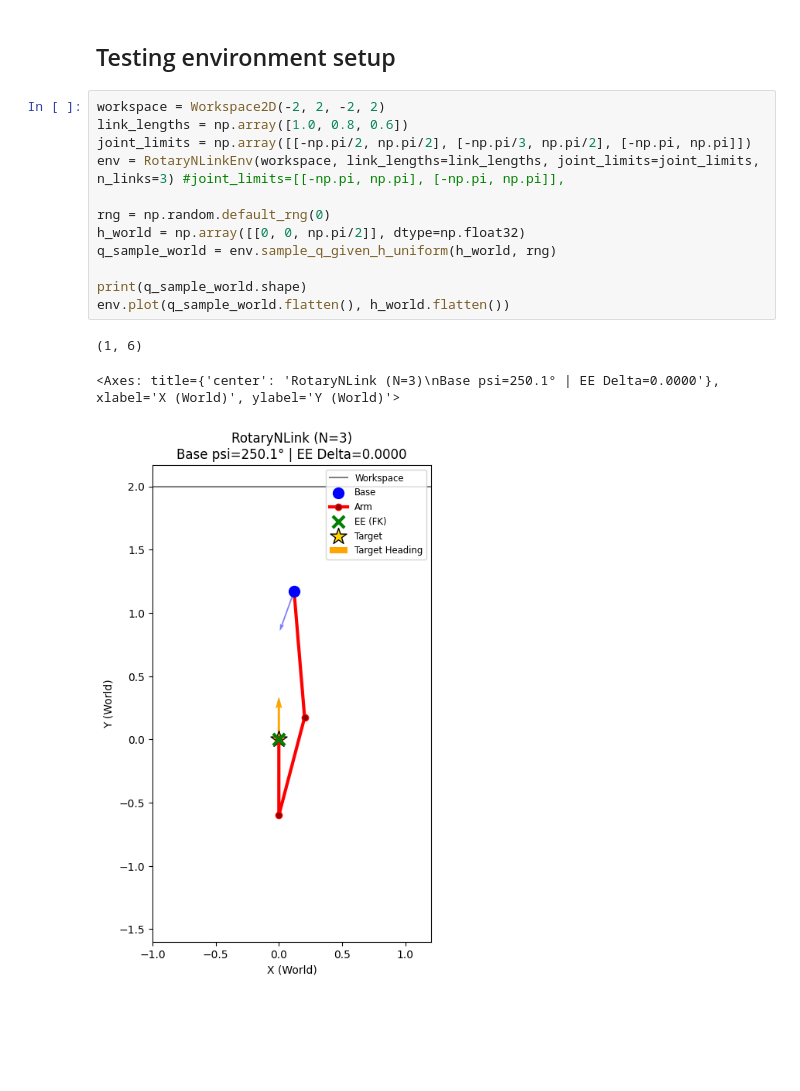
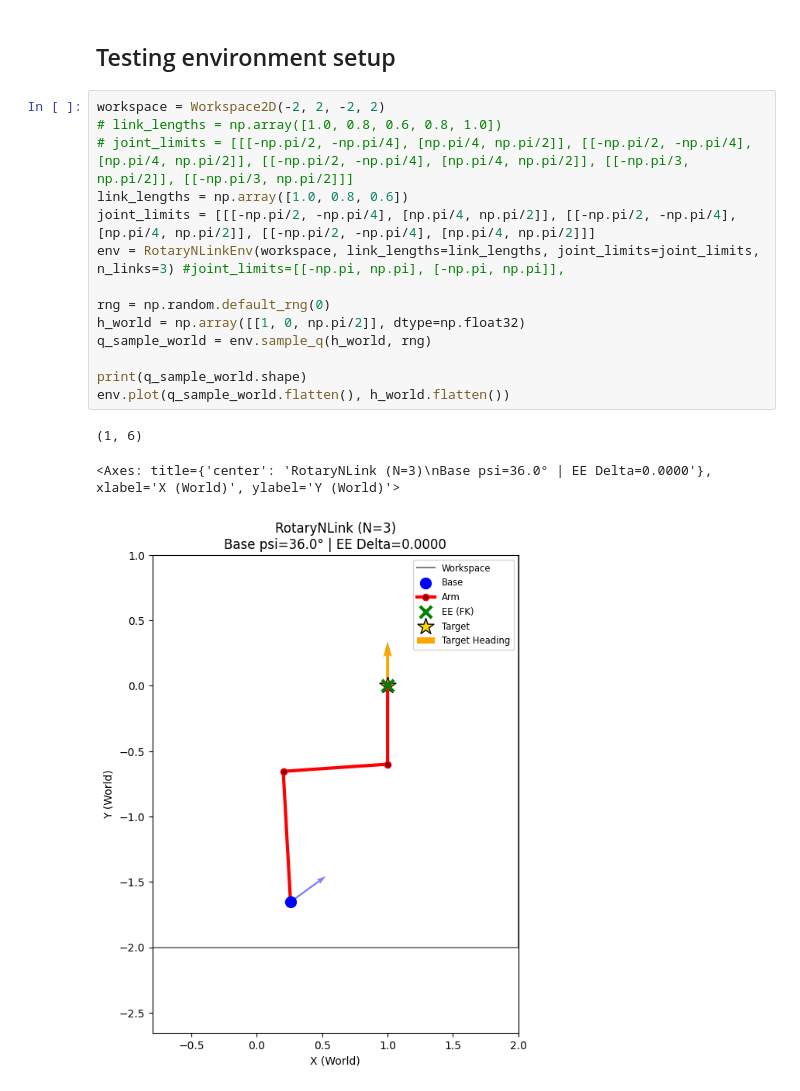
Before and after one commit to kyishanzh/reachability_tests, a Jupyter notebook: rotarynlink_env.ipynb, the cells around one changed output. Cells and saved outputs as stored; diff of their text form; blank space fills up the shorter version.

Commit message:
recording progress prior to adjusting scripts to train on new env - RotaryNLinkEnv

```diff
--- a/rotarynlink_env.ipynb
+++ b/rotarynlink_env.ipynb
@@ -10,17 +10,19 @@ import time
 ## Testing environment setup
 # %%
 workspace = Workspace2D(-2, 2, -2, 2)
+# link_lengths = np.array([1.0, 0.8, 0.6, 0.8, 1.0])
+# joint_limits = [[[-np.pi/2, -np.pi/4], [np.pi/4, np.pi/2]], [[-np.pi/2, -np.pi/4], [np.pi/4, np.pi/2]], [[-np.pi/2, -np.pi/4], [np.pi/4, np.pi/2]], [[-np.pi/3, np.pi/2]], [[-np.pi/3, np.pi/2]]]
 link_lengths = np.array([1.0, 0.8, 0.6])
-joint_limits = np.array([[-np.pi/2, np.pi/2], [-np.pi/3, np.pi/2], [-np.pi, np.pi]])
+joint_limits = [[[-np.pi/2, -np.pi/4], [np.pi/4, np.pi/2]], [[-np.pi/2, -np.pi/4], [np.pi/4, np.pi/2]], [[-np.pi/2, -np.pi/4], [np.pi/4, np.pi/2]]]
 env = RotaryNLinkEnv(workspace, link_lengths=link_lengths, joint_limits=joint_limits, n_links=3) #joint_limits=[[-np.pi, np.pi], [-np.pi, np.pi]],
 
 rng = np.random.default_rng(0)
-h_world = np.array([[0, 0, np.pi/2]], dtype=np.float32)
-q_sample_world = env.sample_q_given_h_uniform(h_world, rng)
+h_world = np.array([[1, 0, np.pi/2]], dtype=np.float32)
+q_sample_world = env.sample_q(h_world, rng)
 
 print(q_sample_world.shape)
 env.plot(q_sample_world.flatten(), h_world.flatten())
 # %% [output]
 (1, 6)
-<Axes: title={'center': 'RotaryNLink (N=3)\nBase psi=250.1° | EE Delta=0.0000'}, xlabel='X (World)', ylabel='Y (World)'>
+<Axes: title={'center': 'RotaryNLink (N=3)\nBase psi=36.0° | EE Delta=0.0000'}, xlabel='X (World)', ylabel='Y (World)'>
-[figure, old version]
+[figure, new version]
```
Also changed, not shown: parts of 2 cells of this notebook, 16 other files.
